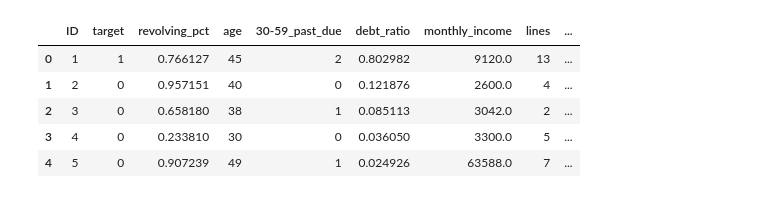
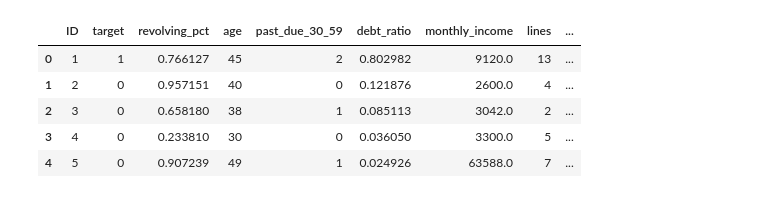
Before and after one commit to timgasser/acm_imbalanced_learning, a Jupyter notebook: acm_imbalance_algorithms.ipynb, the cells around one changed output. Drawn from its saved outputs; the diff is of its cells as text; code cells hidden in the pictures.

```diff
--- a/acm_imbalance_algorithms.ipynb
+++ b/acm_imbalance_algorithms.ipynb
@@ -41,32 +54,20 @@ credit_df.head()
 | 2 | 3 | 0 | 0.658180 | 38 | 1 | 0.085113 | ... |
 | 3 | 4 | 0 | 0.233810 | 30 | 0 | 0.036050 | ... |
 | 4 | 5 | 0 | 0.907239 | 49 | 1 | 0.024926 | ... |
-# %%
-# Need to do a bit of basic cleanup:
-
-# Clean up the column names so it fits on one page width !
-credit_df.columns = ['ID', 'target', 'revolving_pct', 'age',
-                     '30-59_past_due', 'debt_ratio',
-                     'monthly_income', 'lines',
-                     'gt_90_past_due', 'mortgages',
-                    '60-89_past_due', 'dependents']
-
-# Replace missing values with 0
-# (quick-n-dirty ! Should try imputation or reserved value for trees)
-credit_df[credit_df.isnull()] = 0
-
-# Convert dependents to an integer
-credit_df['dependents'] = credit_df['dependents'].astype('int64')
-
-# Check how the data looks now
-credit_df.head()
-# %% [output]
-|  | ID | target | revolving_pct | age | 30-59_past_due | debt_ratio | monthly_income | lines | ... |
-| 0 | 1 | 1 | 0.766127 | 45 | 2 | 0.802982 | 9120.0 | 13 | ... |
-| 1 | 2 | 0 | 0.957151 | 40 | 0 | 0.121876 | 2600.0 | 4 | ... |
-| 2 | 3 | 0 | 0.658180 | 38 | 1 | 0.085113 | 3042.0 | 2 | ... |
-| 3 | 4 | 0 | 0.233810 | 30 | 0 | 0.036050 | 3300.0 | 5 | ... |
-| 4 | 5 | 0 | 0.907239 | 49 | 1 | 0.024926 | 63588.0 | 7 | ... |
+# %%
+# Clean up the imported raw CSV file. Rename columns, fill in NA values,
+# and change dependents to integer.
+credit_df = cleanCreditDf(credit_df)
+
+# Check how the data looks now
+credit_df.head()
+# %% [output]
+|  | ID | target | revolving_pct | age | past_due_30_59 | debt_ratio | monthly_income | lines | ... |
+| 0 | 1 | 1 | 0.766127 | 45 | 2 | 0.802982 | 9120.0 | 13 | ... |
+| 1 | 2 | 0 | 0.957151 | 40 | 0 | 0.121876 | 2600.0 | 4 | ... |
+| 2 | 3 | 0 | 0.658180 | 38 | 1 | 0.085113 | 3042.0 | 2 | ... |
+| 3 | 4 | 0 | 0.233810 | 30 | 0 | 0.036050 | 3300.0 | 5 | ... |
+| 4 | 5 | 0 | 0.907239 | 49 | 1 | 0.024926 | 63588.0 | 7 | ... |
 # %%
 # Get some summary statistics from the dataframe
 credit_df.describe()
```
Also changed, not shown: parts of 16 cells of this notebook, 6 other files.
